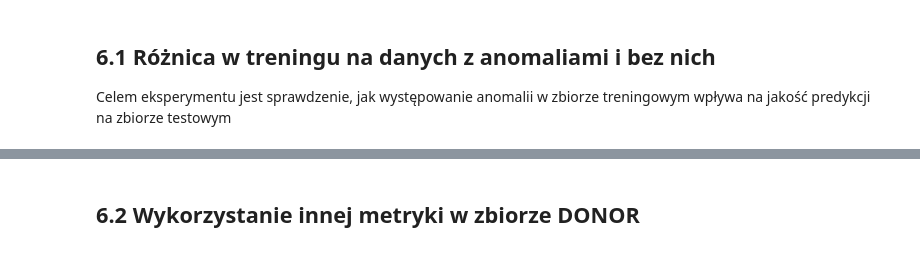
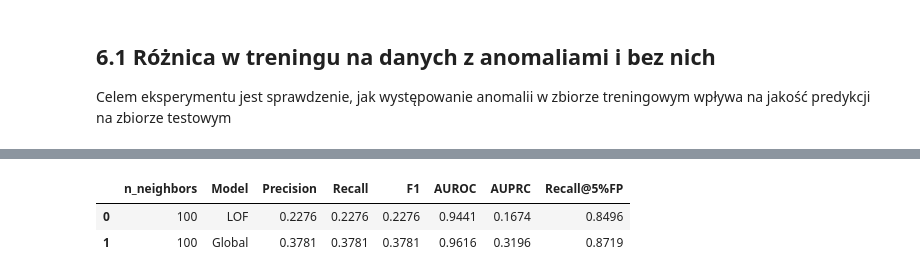
Before and after one commit to Newtoneiro/ZUM-detekcja-anomalii, a Jupyter notebook: main.ipynb, the cells around one changed output, grey strips where cells are left out. Saved outputs shown, nothing was run; the diff lists cells and outputs as text; code cells hidden in the pictures.

```diff
--- a/main.ipynb
+++ b/main.ipynb
@@ -308,19 +312,35 @@ class LocalAnomalyDetector(BaseAnomalyDetector):
 - Im wyższa średnia odległość, tym punkt jest bardziej uznawany jako anomalia
 - W odróżnieniu do `LOF`, nie występuje pojęcie lokalności, odległości porównywane są globalnie
 # %%
+from sklearn.neighbors import NearestNeighbors
+import numpy as np
+import gower
+
 class GlobalAnomalyDetector(BaseAnomalyDetector):
     def __init__(self, contamination, n_neighbors, metric='euclidean'):
         super().__init__(contamination)
-        self._model = NearestNeighbors(
-            n_neighbors=n_neighbors,
-            metric=metric
-        )
+        self._n_neighbors = n_neighbors
+        self._metric = metric
+        self._is_gower = (metric == 'gower')
 
     def fit(self, X: np.array):
-        self._model.fit(X)
+        self._train_save = X
+
+        if self._is_gower:
+            self._distance_matrix = gower.gower_matrix(X)
+            self._model = NearestNeighbors(n_neighbors=self._n_neighbors, metric='precomputed')
+            self._model.fit(self._distance_matrix)
+        else:
+            self._model = NearestNeighbors(n_neighbors=self._n_neighbors, metric=self._metric)
+            self._model.fit(X)
 
     def score_samples(self, X: np.array):
-        distances, _ = self._model.kneighbors(X)
+        if self._is_gower:
+            dist_test_to_train = gower.gower_matrix(X, self._train_save)
+            distances, _ = self._model.kneighbors(dist_test_to_train)
+        else:
+            distances, _ = self._model.kneighbors(X)
+
         return distances.mean(axis=1)
 # %% [markdown]
 `Isolation Forest` i `One Class SVM` - modele baseline
@@ -541,7 +567,7 @@ import numpy as np
 import pandas as pd
 
 
-def cross_validate_neighbors(X, y, neighbor_values, n_splits=5, clean_train_data=False):
+def cross_validate_neighbors(X, y, neighbor_values, n_splits=5, clean_train_data=False, metric=None):
     results = []
     skf = StratifiedKFold(n_splits=n_splits, shuffle=True, random_state=42)
 
@@ -560,13 +586,15 @@ def cross_validate_neighbors(X, y, neighbor_values, n_splits=5, clean_train_data
 
             lof_model = LocalAnomalyDetector(
                 contamination=contamination,
-                n_neighbors=n
+                n_neighbors=n,
+                metric=metric
             )
             lof_model.fit(X_train)
 
             global_model = GlobalAnomalyDetector(
                 contamination=contamination,
-                n_neighbors=n
+                n_neighbors=n,
+                metric=metric
             )
             global_model.fit(X_train)
 
@@ -735,2 +778,6 @@ cv_df_clean_creditcard = cross_validate_neighbors(
-# %% [markdown]
-## 6.2 Wykorzystanie innej metryki w zbiorze DONOR
+# %%
+display(cv_df_clean_creditcard.round(4))
+# %% [output]
+|  | n_neighbors | Model | Precision | Recall | F1 | AUROC | AUPRC | Recall@5%FP |
+| 0 | 100 | LOF | 0.2276 | 0.2276 | 0.2276 | 0.9441 | 0.1674 | 0.8496 |
+| 1 | 100 | Global | 0.3781 | 0.3781 | 0.3781 | 0.9616 | 0.3196 | 0.8719 |
```
Also changed, not shown: parts of 13 cells of this notebook.
